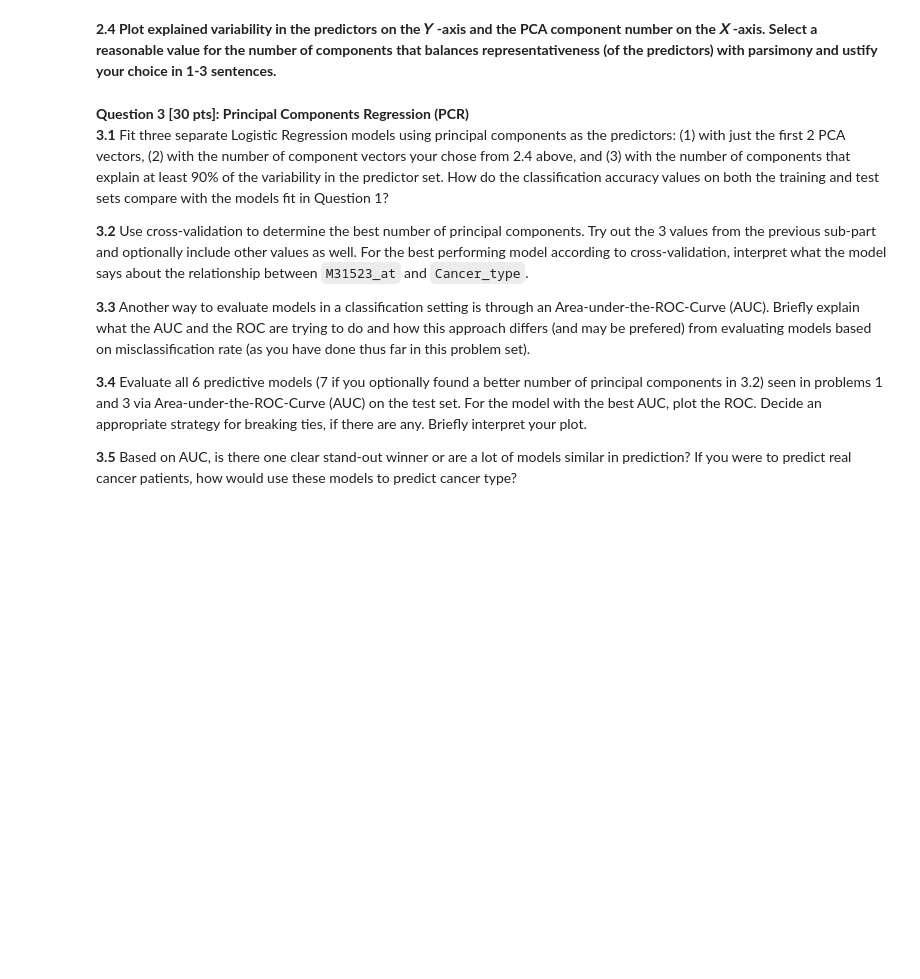
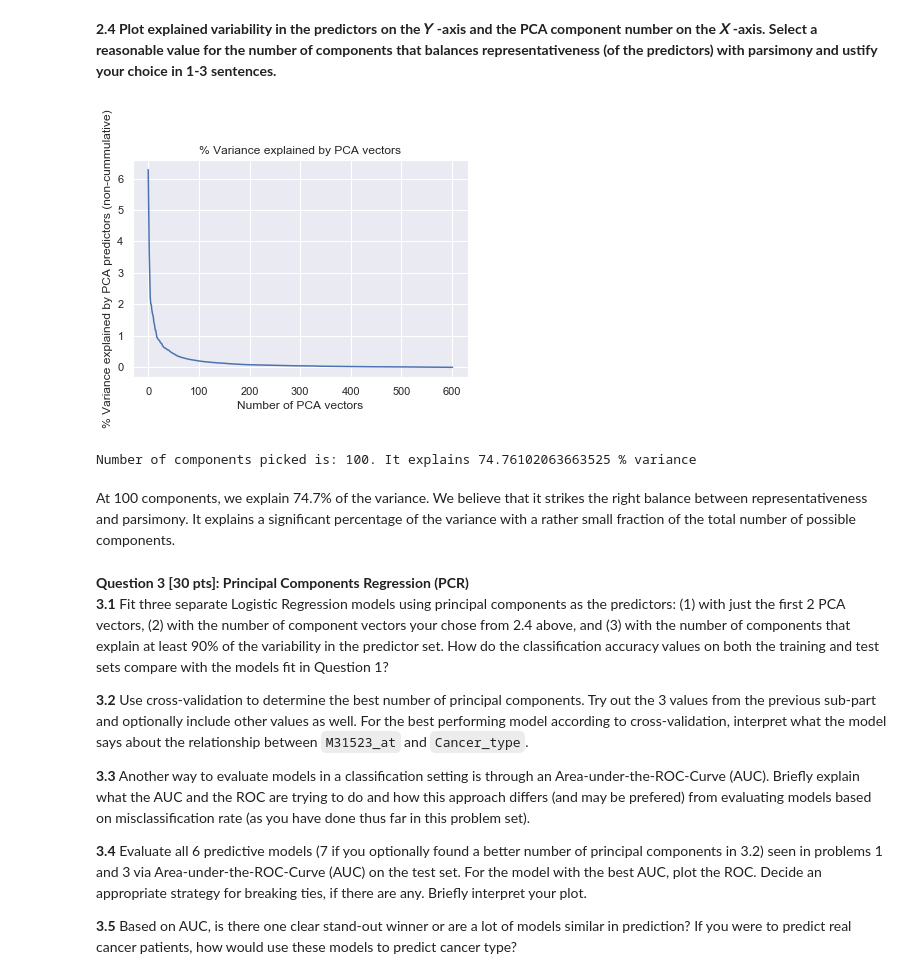
Before and after one commit to jadekessler3/2019-CS109A, a Jupyter notebook: content/homeworks/cs109a_hw5/cs109A_HW5_2019.ipynb, the cells around one changed output. Drawn from its saved outputs; the diff is of its cells as text; code cells hidden in the pictures; blank space fills up the shorter version.

```diff
--- a/content/homeworks/cs109a_hw5/cs109A_HW5_2019.ipynb
+++ b/content/homeworks/cs109a_hw5/cs109A_HW5_2019.ipynb
@@ -145,3 +321,20 @@ X_train, X_test, y_train, y_test =train_test_split(df.loc[:, df.columns != 'Canc
+# %%
+#plot
+x = np.linspace(0, 601, num = 601 )
+
+plt.plot(x, var_explained_all * 100)
+plt.title("% Variance explained by PCA vectors")
+plt.xlabel("Number of PCA vectors")
+plt.ylabel("% Variance explained by PCA predictors (non-cummulative)")
+plt.show()
+
+#pick number of PCA components with right balance
+print("Number of components picked is: {}. It explains {} % variance".format(100, cummulative_var_explained[100]))
+# %% [output]
+[figure, added]
+Number of components picked is: 100. It explains 74.76102063663525 % variance
+# %% [markdown]
+At 100 components, we explain 74.7% of the variance. We believe that it strikes the right balance between representativeness and parsimony. It explains a significant percentage of the variance with a rather small fraction of the total number of possible components.
 # %% [markdown]
 <div class='exercise'><b> Question 3 [30 pts]: Principal Components Regression (PCR) </b></div>
 
```
Also changed, not shown: parts of 37 cells of this notebook.
